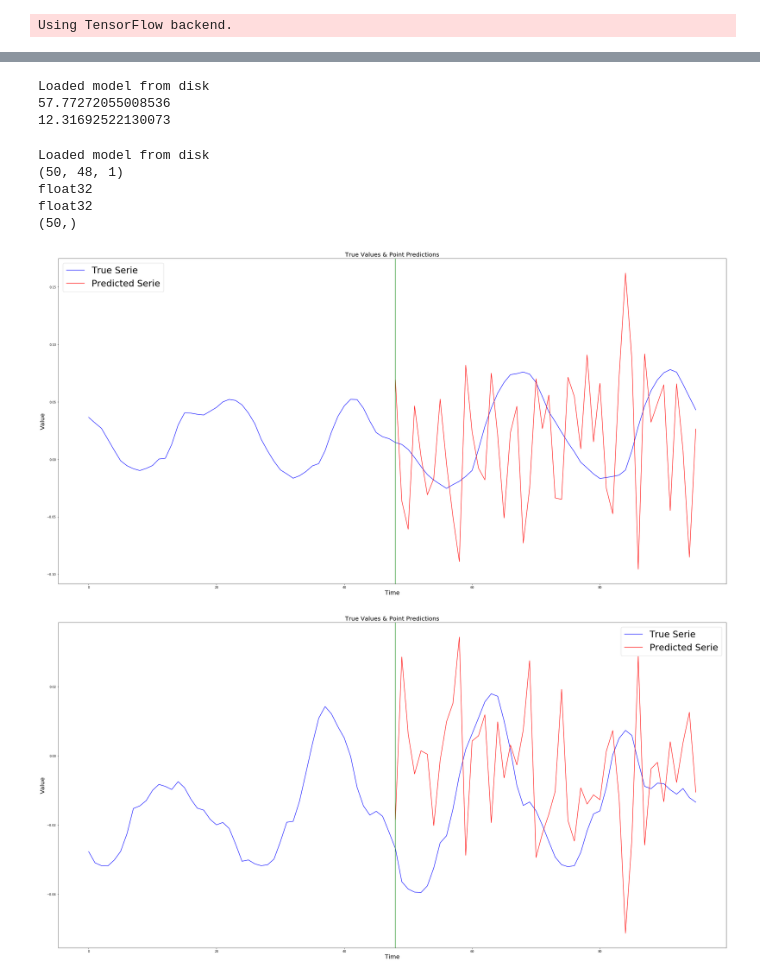
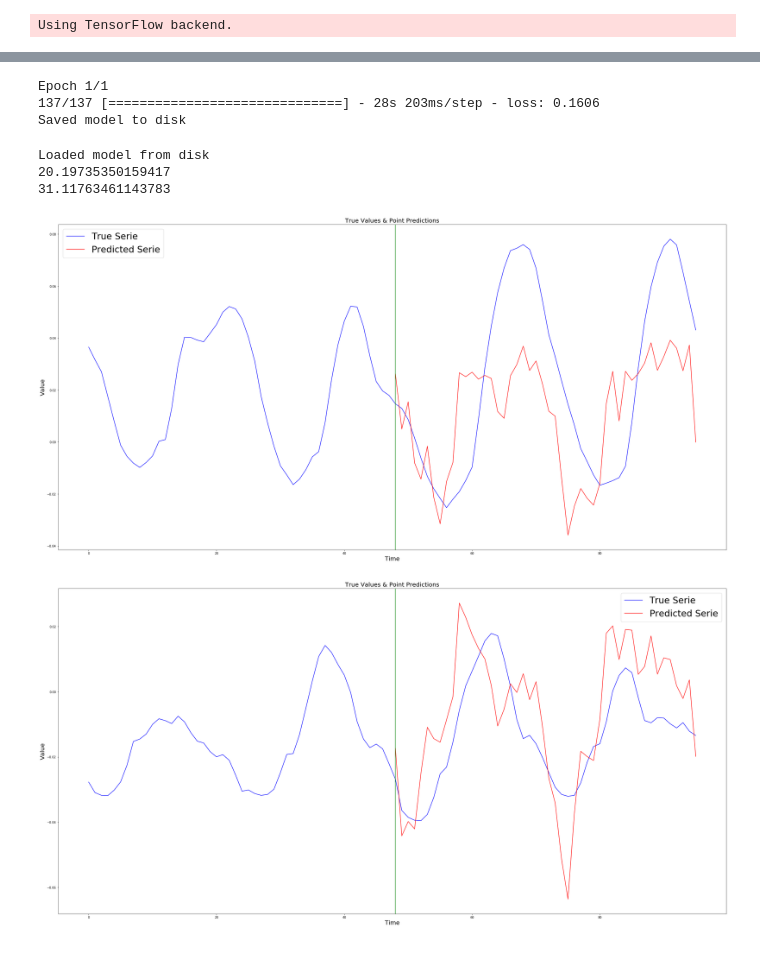
Before and after one commit to yamen23ali/m4-lstm, a Jupyter notebook: notebooks/Point_predection_mae.ipynb, the cells around one changed output, grey strips where cells are left out. Saved outputs shown, nothing was run; the diff lists cells and outputs as text; code cells hidden in the pictures.

```diff
--- a/notebooks/Point_predection_mae.ipynb
+++ b/notebooks/Point_predection_mae.ipynb
@@ -63,37 +21,61 @@ Saved model to disk
-# %%
-train_x, train_y, test_x, test_y = gen.get_data()
-
-loaded_model = load_model("../models/model.json", "../models/model.h5")
-
-error = evaluate_model(loaded_model, test_x, test_y, smapetf)
-print(error)
-error = evaluate_model(loaded_model, train_x, train_y, smapetf)
-print(error)
-# %% [output]
-Loaded model from disk
-57.77272055008536
-12.31692522130073
+# %%
+EPOCHS = 1
+BATCH_SIZE = 50
+LOOKBACK = 48
+HORIZON = 48
+
+gen = M4Generator("Dataset/Train/Hourly-train.csv", "Dataset/Test/Hourly-test.csv",
+                  LOOKBACK, HORIZON, BATCH_SIZE)
+
+model = M4Model(hidden_layer_size=HIDDEN_LAYER_SIZE, batch_size=BATCH_SIZE, lookback=LOOKBACK,
+        horizon=HORIZON)
+
+hist = model.train(gen, epochs=EPOCHS)
+
+model.save(f'models/{model_name}.json', f'models/{model_name}.h5')
+# %% [output]
+Epoch 1/1
+137/137 [==============================] - 28s 203ms/step - loss: 0.1606
+Saved model to disk
+# %%
+#=================== Evaluate Model
+BATCH_SIZE = 50
+LOOKBACK = 48
+HORIZON = 48
+
+gen = M4Generator("../Dataset/Train/Hourly-train.csv", "../Dataset/Test/Hourly-test.csv",
+                  LOOKBACK, HORIZON, BATCH_SIZE)
+
+model = M4Model(batch_size=BATCH_SIZE)
+model.load('../models/LSTM_E10_B50_H100_L48.json','../models/LSTM_E10_B50_H100_L48.h5')
+
+train_x, train_y, test_x, test_y = gen.get_data()
+
+train_error = evaluate_model(model, train_x, train_y, smapetf)
+print(train_error)
+
+test_error = evaluate_model(model, test_x, test_y, smapetf)
+print(test_error)
+# %% [output]
+Loaded model from disk
+20.19735350159417
+31.11763461143783
 # %%
 train_x, train_y, test_x, test_y = gen.get_data()
 
 
 
 #============ Predict Train
-predictedY = loaded_model.predict(train_x[:BATCH_SIZE,:].reshape(BATCH_SIZE, LOOKBACK, 1), batch_size = BATCH_SIZE)
+predictedY = model.predict(train_x[:BATCH_SIZE,:].reshape(BATCH_SIZE, LOOKBACK, 1))
 
 #plot_series(train_x, train_y, predictedY)
 plot_serie_and_prediction(train_x, train_y, predictedY, serie_indx=19)
 
 #============ Predict Test
-predictedY = loaded_model.predict(test_x[:BATCH_SIZE,:].reshape(BATCH_SIZE, LOOKBACK, 1), batch_size = BATCH_SIZE)
+predictedY = model.predict(test_x[:BATCH_SIZE,:].reshape(BATCH_SIZE, LOOKBACK, 1))
 
 #plot_series(test_x, test_y, predictedY, series_num=10)
 plot_serie_and_prediction(test_x, test_y, predictedY, serie_indx=19)
 # %% [output]
-Loaded model from disk
-(50, 48, 1)
-float32
-float32
-(50,)
-[figure, old version]
+[figure, new version]
-[figure, old version]
+[figure, new version]
```
Also changed, not shown: parts of 3 cells of this notebook, 4 other files.
